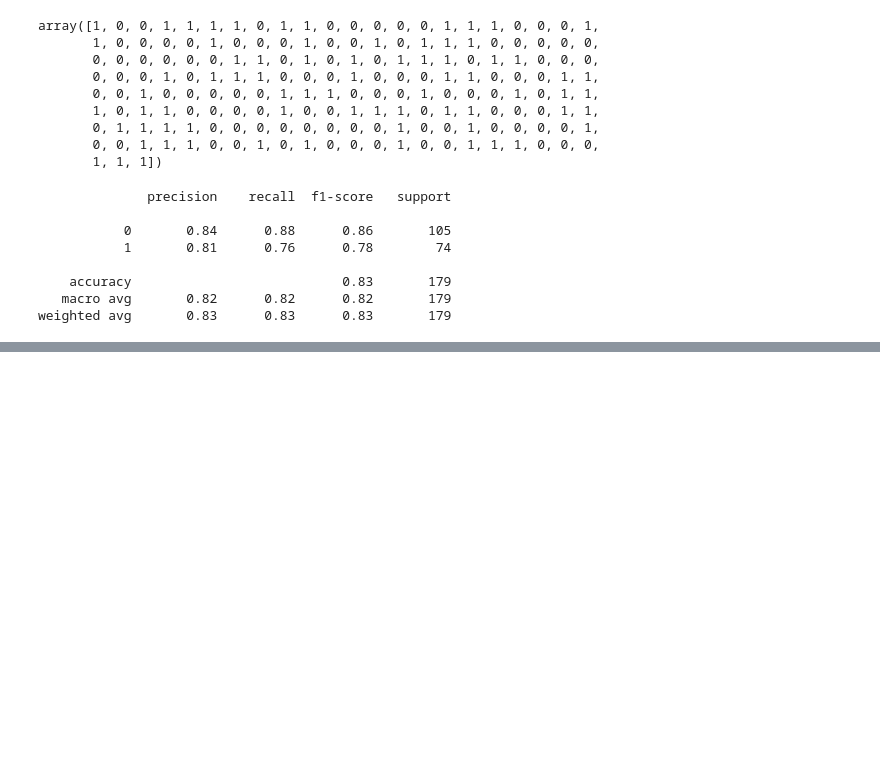
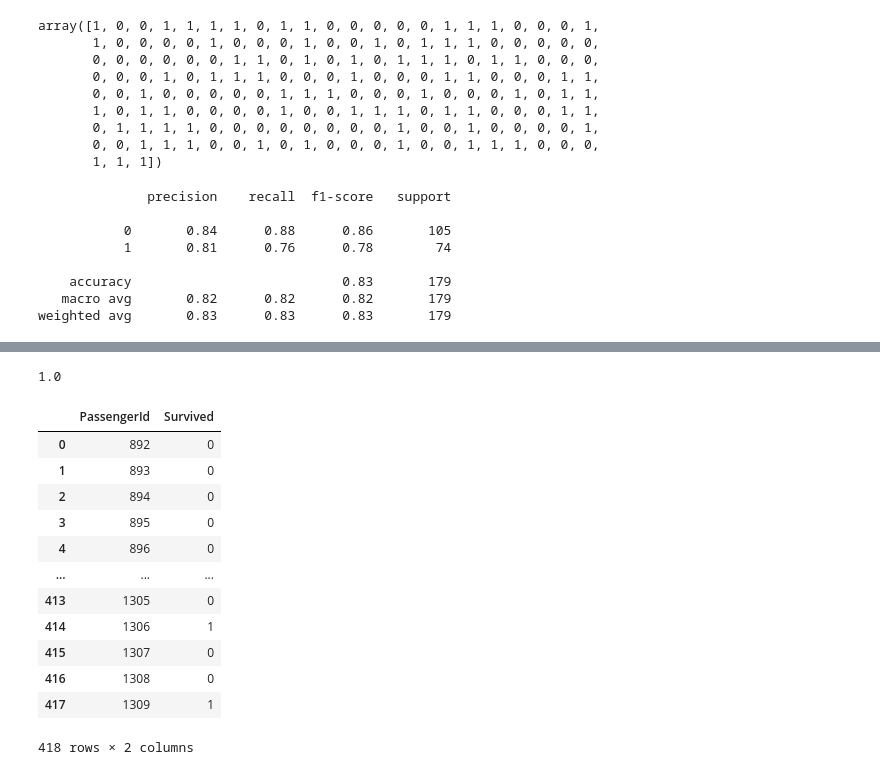
Before and after one commit to plipustel/Kaggle, a Jupyter notebook: titanic_disaster_prediction/titanic_model_v1.ipynb, the cells around one changed output, grey strips where cells are left out. Cells and saved outputs as stored; diff of their text form; code cells hidden in the pictures; blank space fills up the shorter version.

Commit message:
Submission model v.1 has been made to Kaggle

```diff
--- a/titanic_disaster_prediction/titanic_model_v1.ipynb
+++ b/titanic_disaster_prediction/titanic_model_v1.ipynb
@@ -486,0 +596,4 @@ weighted avg       0.83      0.83      0.83       179
+# %%
+clf.score(transform_test_data_df, prediction)
+# %% [output]
+1.0
@@ -486,0 +604,17 @@ weighted avg       0.83      0.83      0.83       179
+# %%
+see_submission = pd.read_csv('datasets/titanic/titanic_submission_v1.csv')
+see_submission
+# %% [output]
+|  | PassengerId | Survived |
+| 0 | 892 | 0 |
+| 1 | 893 | 0 |
+| 2 | 894 | 0 |
+| 3 | 895 | 0 |
+| 4 | 896 | 0 |
+| ... | ... | ... |
+| 413 | 1305 | 0 |
+| 414 | 1306 | 1 |
+| 415 | 1307 | 0 |
+| 416 | 1308 | 0 |
+| 417 | 1309 | 1 |
+418 rows × 2 columns
```
Also changed, not shown: parts of 12 cells of this notebook.
